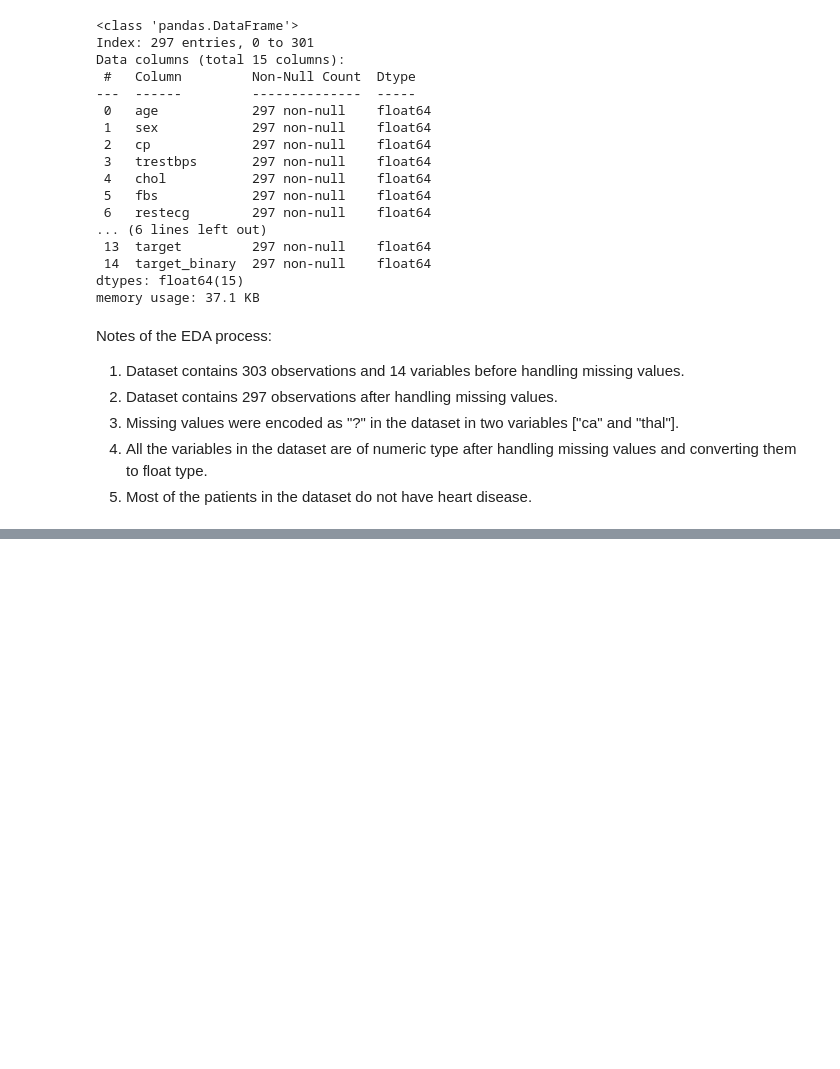
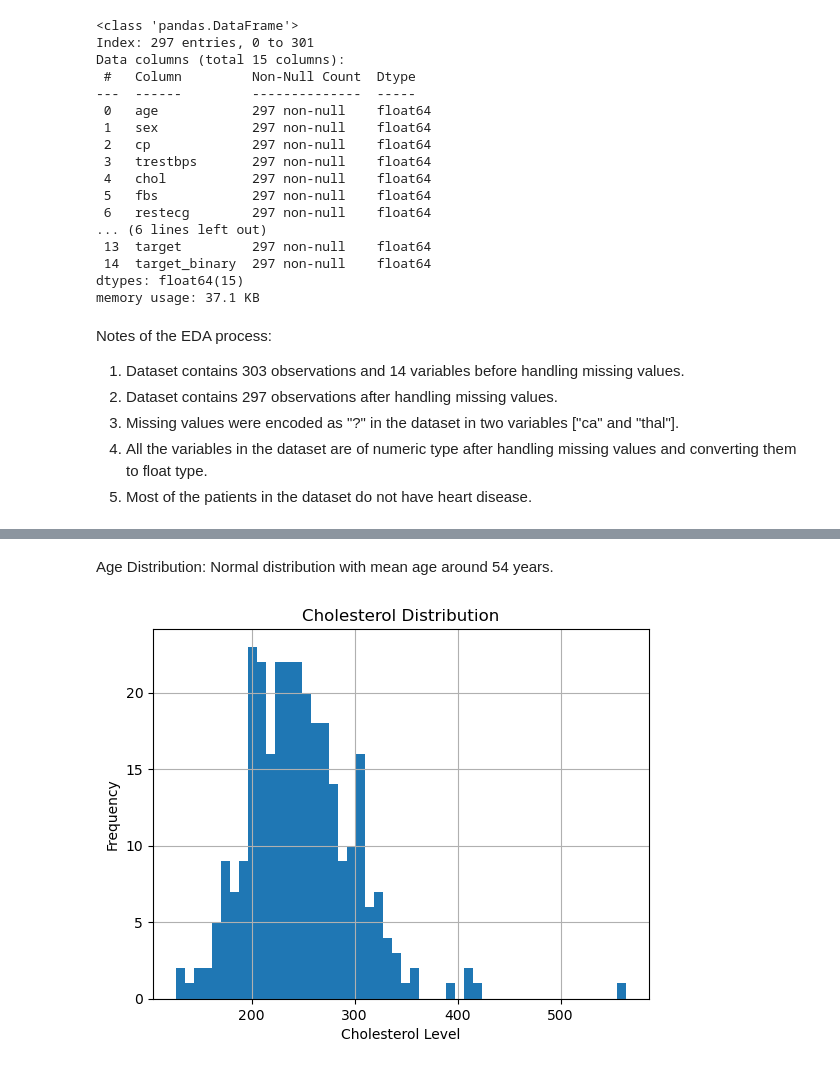
Before and after one commit to Sjajula30/heart_disease_prediction, a Jupyter notebook: Notebooks/EDA.ipynb, the cells around one changed output, grey strips where cells are left out. Drawn from its saved outputs; the diff is of its cells as text; code cells hidden in the pictures; blank space fills up the shorter version.

```diff
--- a/Notebooks/EDA.ipynb
+++ b/Notebooks/EDA.ipynb
@@ -155,0 +178,11 @@ Notes of the EDA process:
+# %% [markdown]
+Age Distribution:
+    Normal distribution with mean age around 54 years.
+# %%
+data["chol"].hist(bins = 50)
+plt.title("Cholesterol Distribution")
+plt.xlabel("Cholesterol Level")
+plt.ylabel("Frequency")
+plt.show()
+# %% [output]
+[figure, added]
```
Also changed, not shown: parts of 15 cells of this notebook.
